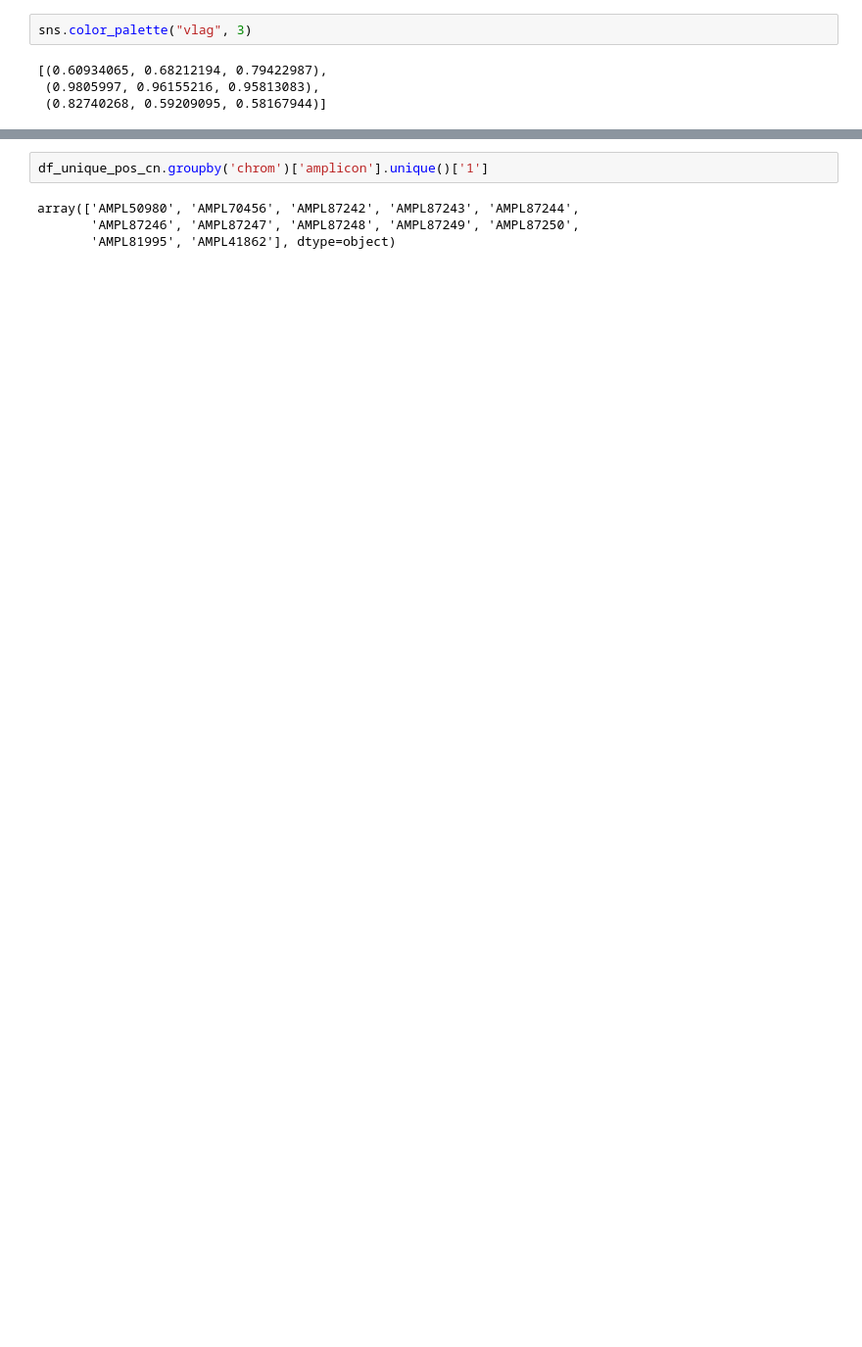
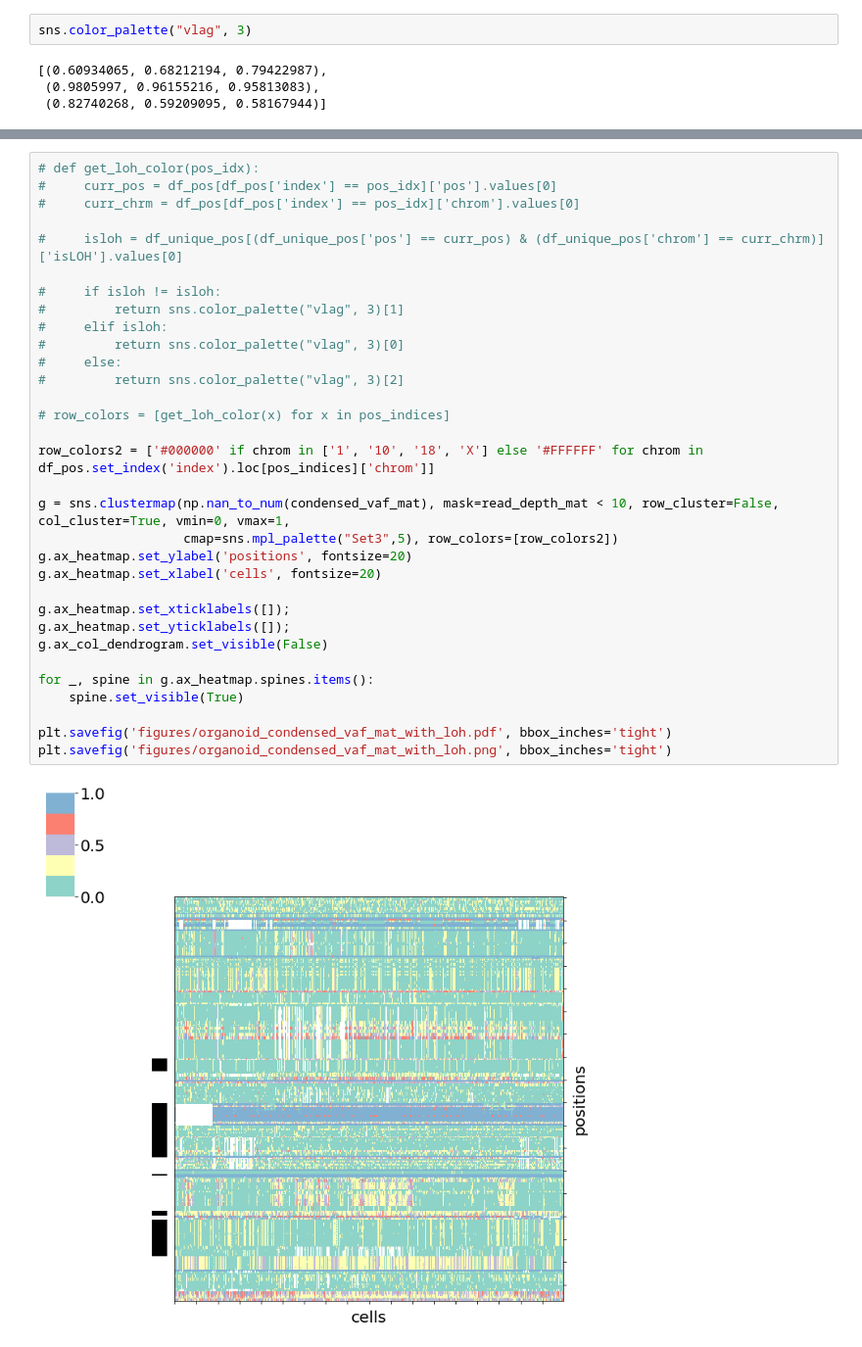
Before and after one commit to haochenz96/tap_cn_calling, a Jupyter notebook: mskcc_organoid_mission_bio.ipynb, the cells around one changed output, grey strips where cells are left out. Shown at 98% size. Drawn from its saved outputs; the diff is of its cells as text; blank space fills up the shorter version.

```diff
--- a/mskcc_organoid_mission_bio.ipynb
+++ b/mskcc_organoid_mission_bio.ipynb
@@ -1191,6 +1186,34 @@ df_pos[df_pos['index'].isin([x[0] for x in pos_indices])]
-# %%
-df_unique_pos_cn.groupby('chrom')['amplicon'].unique()['1']
-# %% [output]
-array(['AMPL50980', 'AMPL70456', 'AMPL87242', 'AMPL87243', 'AMPL87244',
-       'AMPL87246', 'AMPL87247', 'AMPL87248', 'AMPL87249', 'AMPL87250',
-       'AMPL81995', 'AMPL41862'], dtype=object)
+# %%
+# def get_loh_color(pos_idx):
+#     curr_pos = df_pos[df_pos['index'] == pos_idx]['pos'].values[0]
+#     curr_chrm = df_pos[df_pos['index'] == pos_idx]['chrom'].values[0]
+
+#     isloh = df_unique_pos[(df_unique_pos['pos'] == curr_pos) & (df_unique_pos['chrom'] == curr_chrm)]['isLOH'].values[0]
+
+#     if isloh != isloh:
+#         return sns.color_palette("vlag", 3)[1]
+#     elif isloh:
+#         return sns.color_palette("vlag", 3)[0]
+#     else:
+#         return sns.color_palette("vlag", 3)[2]
+
+# row_colors = [get_loh_color(x) for x in pos_indices]
+
+row_colors2 = ['#000000' if chrom in ['1', '10', '18', 'X'] else '#FFFFFF' for chrom in df_pos.set_index('index').loc[pos_indices]['chrom']]
+
+g = sns.clustermap(np.nan_to_num(condensed_vaf_mat), mask=read_depth_mat < 10, row_cluster=False, col_cluster=True, vmin=0, vmax=1,
+                   cmap=sns.mpl_palette("Set3",5), row_colors=[row_colors2])
+g.ax_heatmap.set_ylabel('positions', fontsize=20)
+g.ax_heatmap.set_xlabel('cells', fontsize=20)
+
+g.ax_heatmap.set_xticklabels([]);
+g.ax_heatmap.set_yticklabels([]);
+g.ax_col_dendrogram.set_visible(False)
+
+for _, spine in g.ax_heatmap.spines.items():
+    spine.set_visible(True)
+
+plt.savefig('figures/organoid_condensed_vaf_mat_with_loh.pdf', bbox_inches='tight')
+plt.savefig('figures/organoid_condensed_vaf_mat_with_loh.png', bbox_inches='tight')
+# %% [output]
+[figure, added]
```
Also changed, not shown: parts of 53 cells of this notebook.
